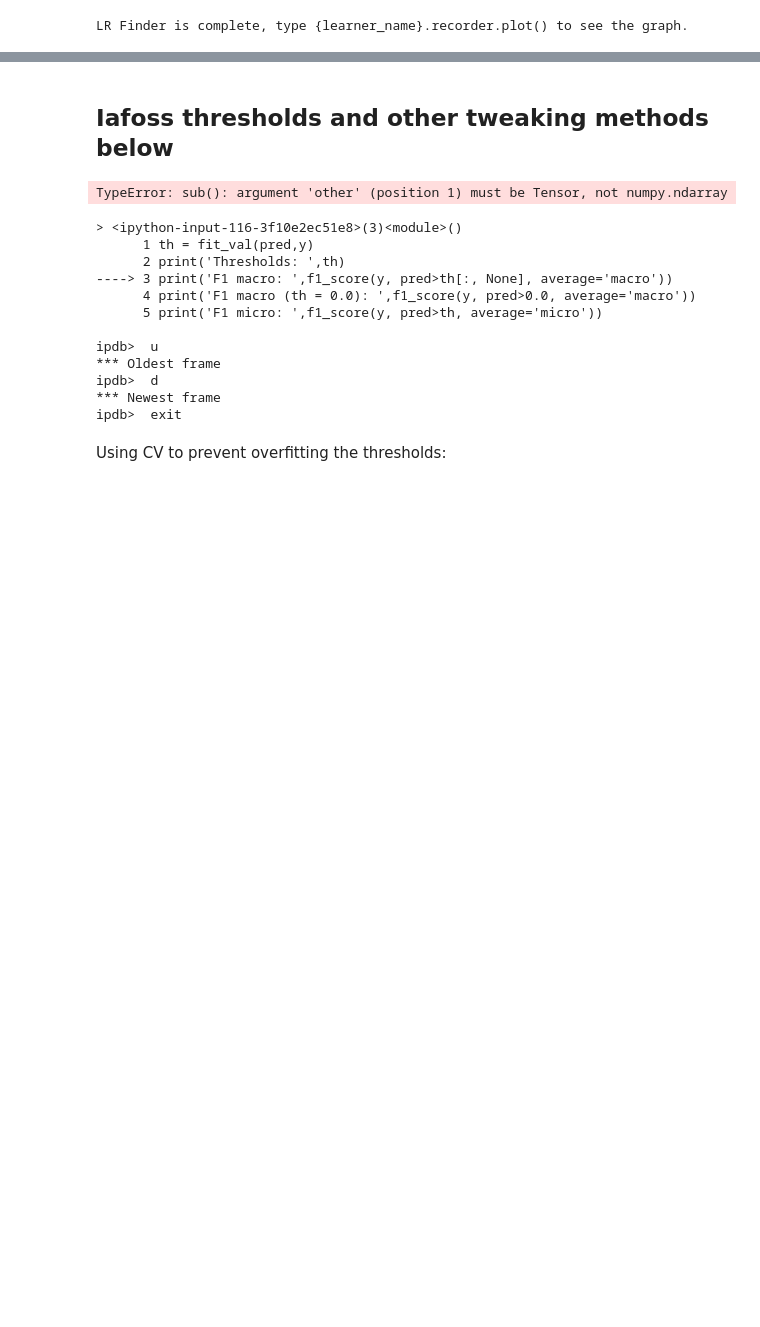
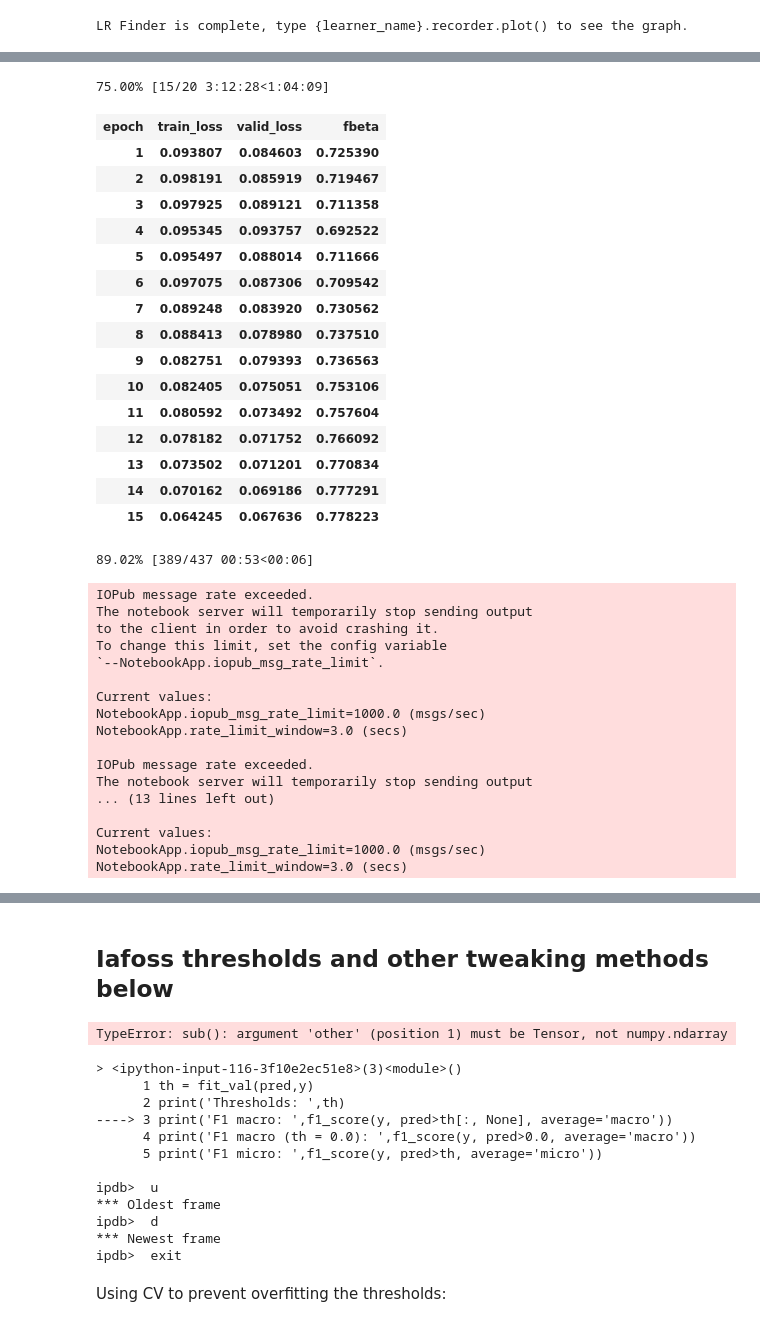
Before and after one commit to yuv4r4j/protein-atlas-fastai, a Jupyter notebook: Haider-resnet50_basic_datablocks-v17.ipynb, the cells around one changed output, grey strips where cells are left out. Saved outputs shown, nothing was run; the diff lists cells and outputs as text; code cells hidden in the pictures; blank space fills up the shorter version.

```diff
--- a/Haider-resnet50_basic_datablocks-v17.ipynb
+++ b/Haider-resnet50_basic_datablocks-v17.ipynb
@@ -263,2 +276,4 @@ learn.fit_one_cycle(5, slice(lr))
 # %%
 learn.save('stage-1-rn50-datablocks_rn50_sz512-os-from-extrads')
+# %%
+learn.load('stage-1-rn50-datablocks_rn50_sz512-os-from-extrads')
@@ -271,2 +308,38 @@ learn.recorder.plot()
 # %%
-learn.fit_one_cycle(15, slice(3e-5/4, lr/5))
+learn.fit_one_cycle(20, slice(3e-5/4, lr/5))
+# %% [output]
+75.00% [15/20 3:12:28<1:04:09]
+| epoch | train_loss | valid_loss | fbeta |
+| 1 | 0.093807 | 0.084603 | 0.725390 |
+| 2 | 0.098191 | 0.085919 | 0.719467 |
+| 3 | 0.097925 | 0.089121 | 0.711358 |
+| 4 | 0.095345 | 0.093757 | 0.692522 |
+| 5 | 0.095497 | 0.088014 | 0.711666 |
+| 6 | 0.097075 | 0.087306 | 0.709542 |
+| 7 | 0.089248 | 0.083920 | 0.730562 |
+| 8 | 0.088413 | 0.078980 | 0.737510 |
+| 9 | 0.082751 | 0.079393 | 0.736563 |
+| 10 | 0.082405 | 0.075051 | 0.753106 |
+| 11 | 0.080592 | 0.073492 | 0.757604 |
+| 12 | 0.078182 | 0.071752 | 0.766092 |
+| 13 | 0.073502 | 0.071201 | 0.770834 |
+| 14 | 0.070162 | 0.069186 | 0.777291 |
+| 15 | 0.064245 | 0.067636 | 0.778223 |
+89.02% [389/437 00:53<00:06]
+IOPub message rate exceeded.
+The notebook server will temporarily stop sending output
+to the client in order to avoid crashing it.
+To change this limit, set the config variable
+`--NotebookApp.iopub_msg_rate_limit`.
+
+Current values:
+NotebookApp.iopub_msg_rate_limit=1000.0 (msgs/sec)
+NotebookApp.rate_limit_window=3.0 (secs)
+
+IOPub message rate exceeded.
+The notebook server will temporarily stop sending output
+... (13 lines left out)
+
+Current values:
+NotebookApp.iopub_msg_rate_limit=1000.0 (msgs/sec)
+NotebookApp.rate_limit_window=3.0 (secs)
```
Also changed, not shown: parts of 14 cells of this notebook, 10 other files.
